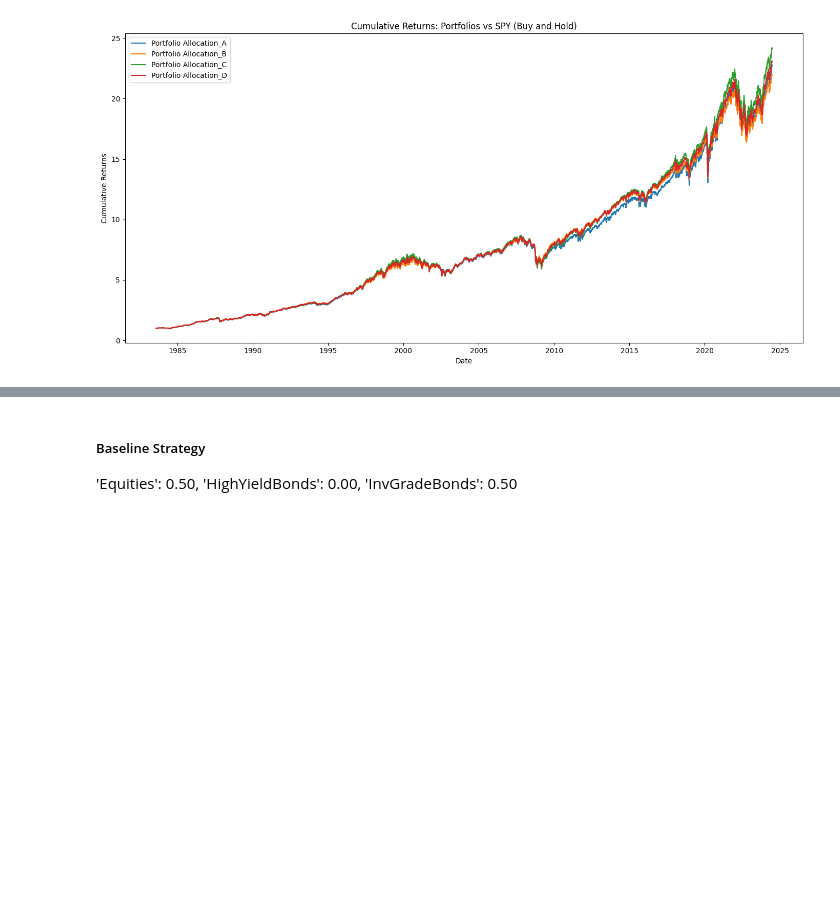
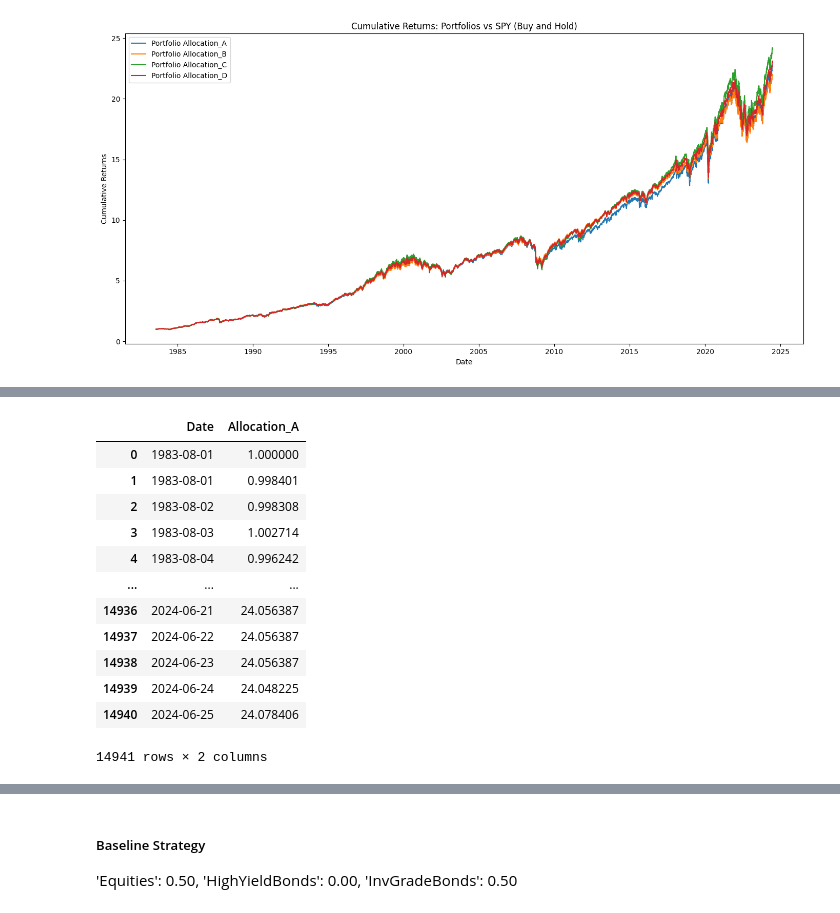
Before and after one commit to XiaozheZhangLehigh/Evaluating-the-Role-of-High-Yield-Bonds, a Jupyter notebook: NewData_Rebalancing_Code.ipynb, the cells around one changed output, grey strips where cells are left out. Drawn from its saved outputs; the diff is of its cells as text; code cells hidden in the pictures; blank space fills up the shorter version.

```diff
--- a/NewData_Rebalancing_Code.ipynb
+++ b/NewData_Rebalancing_Code.ipynb
@@ -367,0 +536,24 @@ performance_df
+# %%
+import pandas as pd
+
+# Get the series for 'Allocation_A'
+allocation_a_series = cumulative_product_dict.get('Allocation_A')
+
+# Convert the series to a DataFrame
+allocation_a_df = allocation_a_series.reset_index()
+allocation_a_df.columns = ['Date', 'Allocation_A']
+allocation_a_df
+# %% [output]
+|  | Date | Allocation_A |
+| 0 | 1983-08-01 | 1.000000 |
+| 1 | 1983-08-01 | 0.998401 |
+| 2 | 1983-08-02 | 0.998308 |
+| 3 | 1983-08-03 | 1.002714 |
+| 4 | 1983-08-04 | 0.996242 |
+| ... | ... | ... |
+| 14936 | 2024-06-21 | 24.056387 |
+| 14937 | 2024-06-22 | 24.056387 |
+| 14938 | 2024-06-23 | 24.056387 |
+| 14939 | 2024-06-24 | 24.048225 |
+| 14940 | 2024-06-25 | 24.078406 |
+14941 rows × 2 columns
```
Also changed, not shown: parts of 39 cells of this notebook, 9 other files.
